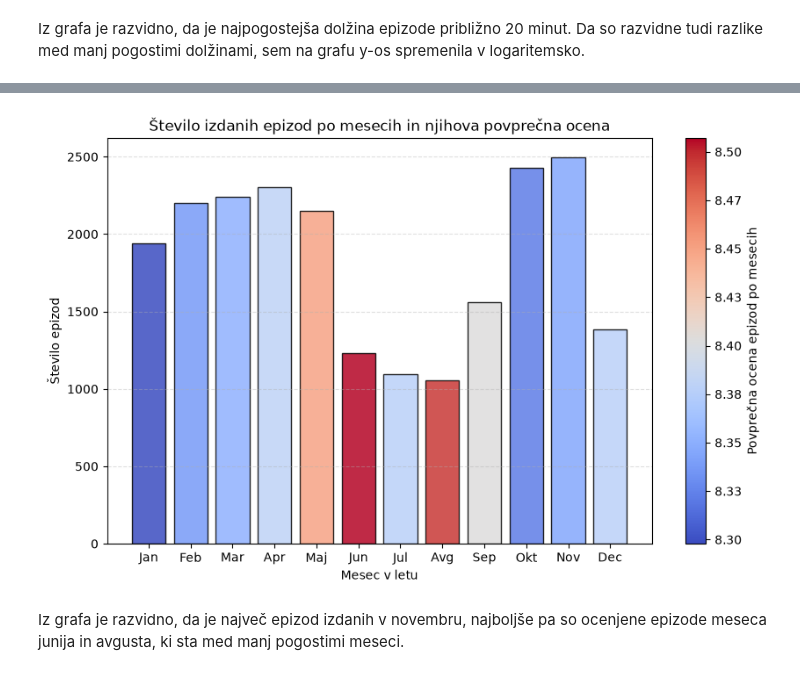
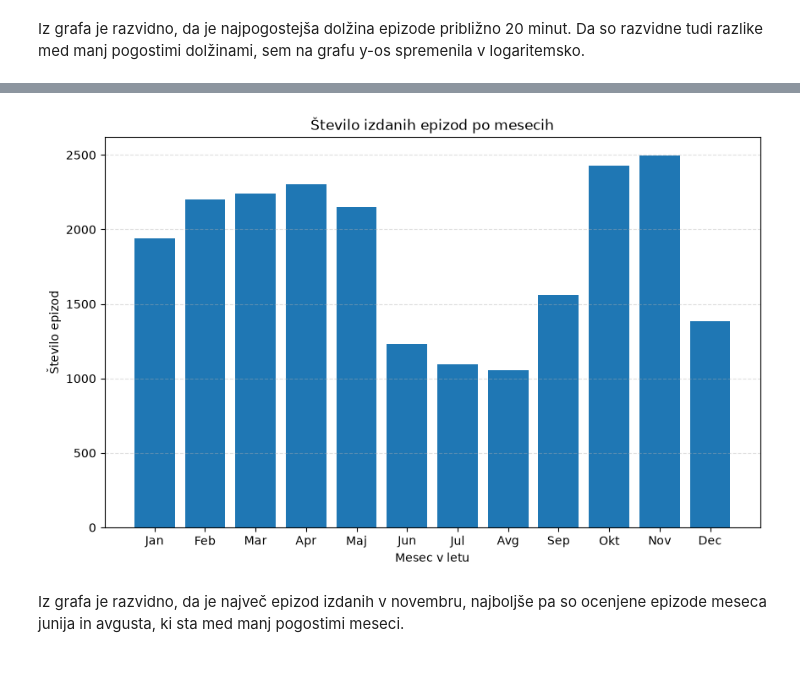
Before and after one commit to neca-klemencic/projektna_naloga_uvp, a Jupyter notebook: analiza.ipynb, the cells around one changed output, grey strips where cells are left out. Saved outputs shown, nothing was run; the diff lists cells and outputs as text; code cells hidden in the pictures.

```diff
--- a/analiza.ipynb
+++ b/analiza.ipynb
@@ -94,51 +104,22 @@ Graf prikazuje število epizod izdanih v vsakem mesecu leta, barve pa prikazujej
-# %%
-podatki_epizode["mesec"] = pd.to_datetime(podatki_epizode["air_date"]).dt.month
-
-mesec_stats = (
-    podatki_epizode.groupby("mesec", as_index=False)
-    .agg(
-        stevilo_epizod=("vote_average", "size"),
-        povprecna_ocena=("vote_average", "mean")
-    )
-    .sort_values("mesec")
-)
-
-mesec_stats["mesec_label"] = mesec_stats["mesec"].map({
-    1: "Jan", 2: "Feb", 3: "Mar", 4: "Apr", 5: "Maj", 6: "Jun",
-    7: "Jul", 8: "Avg", 9: "Sep", 10: "Okt", 11: "Nov", 12: "Dec"
-})
-
-fig, ax = plt.subplots(figsize=(10, 6))
-
-cmap = plt.cm.coolwarm
-barve = cmap(
-    (mesec_stats["povprecna_ocena"] - mesec_stats["povprecna_ocena"].min()) /
-    (mesec_stats["povprecna_ocena"].max() - mesec_stats["povprecna_ocena"].min())
-)
-
-ax.bar(
-    mesec_stats["mesec_label"],
-    mesec_stats["stevilo_epizod"],
-    color=barve,
-    edgecolor="black",
-    alpha=0.85
-)
-
-ax.set_title("Število izdanih epizod po mesecih in njihova povprečna ocena")
-ax.set_xlabel("Mesec v letu")
-ax.set_ylabel("Število epizod")
-ax.grid(axis="y", linestyle="--", alpha=0.4)
-
-# deluje brez: (le sm podčrta)
-# sm = plt.cm.ScalarMappable(cmap=cmap)
-# sm.set_array(mesec_stats["povprecna_ocena"])
-cbar = fig.colorbar(sm, ax=ax, label="Povprečna ocena epizod po mesecih")
-cbar.ax.yaxis.set_major_formatter(plt.FormatStrFormatter("%.2f"))
-
-# plt.tight_layout()
-# plt.show()
-# %% [output]
-[figure, removed]
+# %%
+podatki_epizode["mesec"] = pd.to_datetime(podatki_epizode["air_date"]).dt.month
+mesec_stats = (
+    podatki_epizode.groupby("mesec", as_index=False)
+    .agg(stevilo_epizod=("vote_average", "size"), povprecna_ocena=("vote_average", "mean"))
+    .sort_values("mesec")
+)
+mesec_stats["mesec_label"] = mesec_stats["mesec"].map({
+    1: "Jan", 2: "Feb", 3: "Mar", 4: "Apr", 5: "Maj", 6: "Jun",
+    7: "Jul", 8: "Avg", 9: "Sep", 10: "Okt", 11: "Nov", 12: "Dec"
+})
+plt.figure(figsize=(10,6))
+plt.bar(mesec_stats["mesec_label"], mesec_stats["stevilo_epizod"])
+plt.title("Število izdanih epizod po mesecih")
+plt.xlabel("Mesec v letu")
+plt.ylabel("Število epizod")
+plt.grid(axis="y", linestyle="--", alpha=0.4)
+# %% [output]
+[figure, added]
 # %% [markdown]
 Iz grafa je razvidno, da je največ epizod izdanih v novembru, najboljše pa so ocenjene epizode meseca junija in avgusta, ki sta med manj pogostimi meseci.
 # %% [markdown]
```
Also changed, not shown: parts of 5 cells of this notebook.
